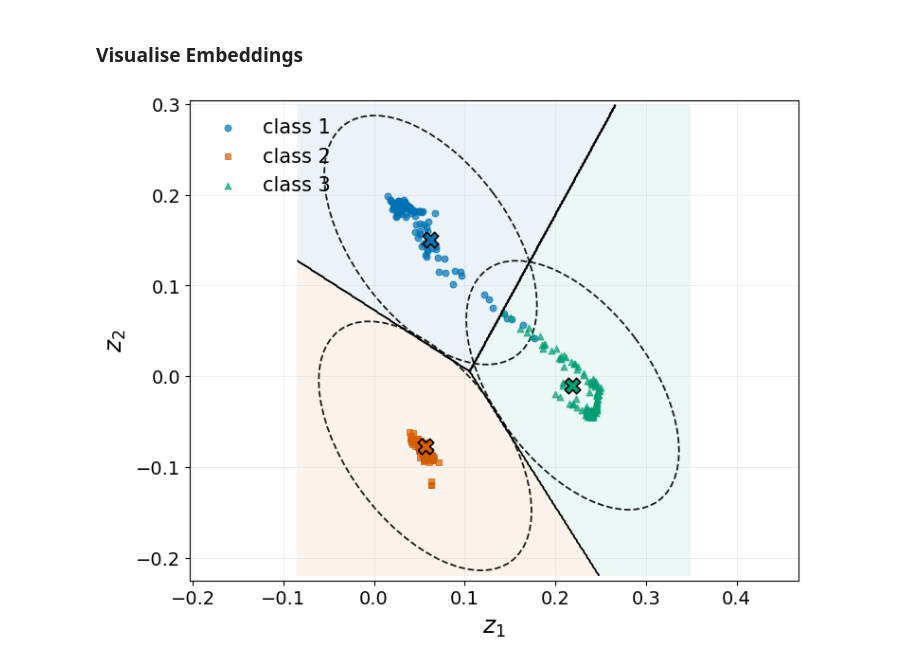
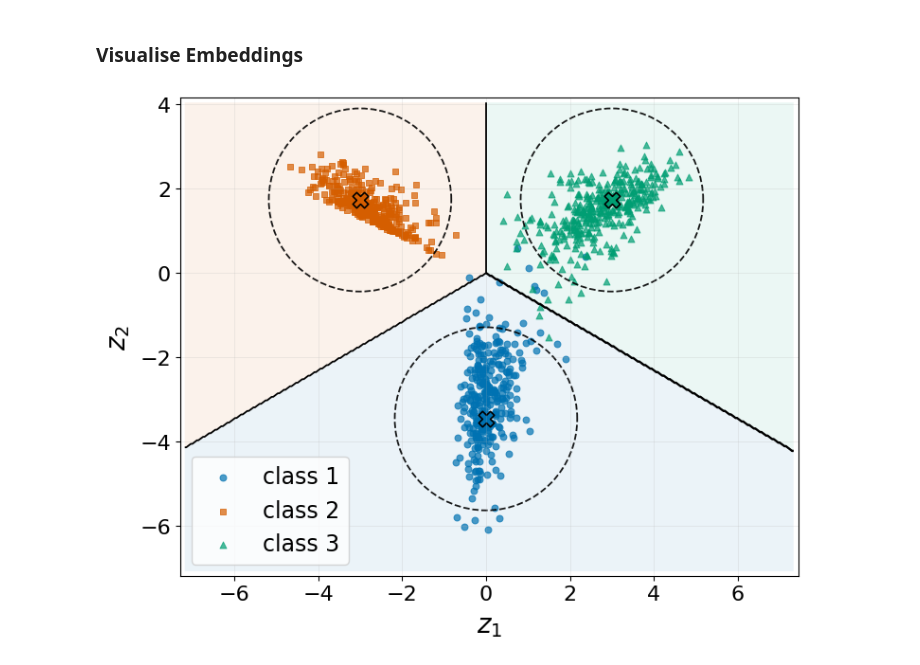
Before and after one commit to zh3nis/lda, a Jupyter notebook: Synthetic.ipynb, the cells around one changed output. Cells and saved outputs as stored; diff of their text form; code cells hidden in the pictures.

```diff
--- a/Synthetic.ipynb
+++ b/Synthetic.ipynb
@@ -69,7 +69,7 @@ class DeepLDA(nn.Module):
     def __init__(self, C, D):
         super().__init__()
         self.encoder = Encoder(D)
-        self.head = FullCovLDAHead(C, D)
+        self.head = LDAHead(C, D)
 
     def forward(self, x):
         z = self.encoder(x)
@@ -97,13 +97,13 @@ print('device =', device)
 model = DeepLDA(C=NUM_CLASSES, D=2).to(device)
 opt = torch.optim.Adam(model.parameters())
 #loss_fn = nn.CrossEntropyLoss()
-#loss_fn = nn.NLLLoss()
-loss_fn = DNLLLoss(lambda_reg=.01)
+loss_fn = nn.NLLLoss()
+#loss_fn = DNLLLoss(lambda_reg=.01)
 #loss_fn = nn.PoissonNLLLoss()
 #loss_fn = EntropyDNLLLoss()
 #loss_fn = LogisticLoss()
 
-for epoch in range(1, 101):
+for epoch in range(1, 5):
     model.train()
     loss_sum = tot = correct = 0
     for X, y in train_ld:
@@ -182,27 +170,27 @@ Y = torch.cat(y_list, dim=0).cpu().numpy()[:max_points]
 ### Inspect Learned Statistics
 # %%
 mu = model.head.mu.detach().cpu().numpy()  # (C, K, D) or (C*K, D)
-#shared_cov = model.head.cov_diag.detach().cpu()
-shared_cov = model.head.covariance.detach().cpu()
+shared_cov = model.head.cov_diag.detach().cpu()
+#shared_cov = model.head.covariance.detach().cpu()
 
-# mu = model.head.ema_mu.detach().cpu().numpy()  # (C, K, D) or (C*K, D)
-# shared_cov = model.head.ema_cov.detach().cpu()
+#mu = model.head.ema_mu.detach().cpu().numpy()  # (C, K, D) or (C*K, D)
+#shared_cov = model.head.ema_cov.detach().cpu()
 
 if shared_cov.dim() == 1:  # spherical/diagonal -> build matrix
     shared_cov = torch.diag(shared_cov)
 shared_cov = shared_cov.numpy()
 class_prior = torch.softmax(model.head.prior_logits, dim=0).detach().cpu().numpy()
-# class_prior = model.head.ema_pi.detach().cpu().numpy()
+#class_prior = model.head.ema_pi.detach().cpu().numpy()
 # %% [markdown]
 ### Visualise Embeddings
 # %%
 plt.rcParams.update({
-    "font.size": 16,
-    "axes.titlesize": 18,
-    "axes.labelsize": 18,
-    "legend.fontsize": 15,
-    "xtick.labelsize": 14,
-    "ytick.labelsize": 14,
+    "font.size": 18,
+    "axes.titlesize": 20,
+    "axes.labelsize": 20,
+    "legend.fontsize": 17,
+    "xtick.labelsize": 16,
+    "ytick.labelsize": 16,
 })
 
 OKABE_ITO = ["#0072B2", "#D55E00", "#009E73", "#CC79A7", "#56B4E9",
@@ -219,8 +207,8 @@ if centers.ndim == 3:
 elif centers.ndim == 2 and centers.shape[0] != NUM_CLASSES:
     centers = centers.reshape(NUM_CLASSES, -1, centers.shape[-1])[:, 0]
 
-xpad = 0.1
-ypad = 0.1
+xpad = 2.5
+ypad = 1
 xmin, xmax = Z[:, 0].min() - xpad, Z[:, 0].max() + xpad
 ymin, ymax = Z[:, 1].min() - ypad, Z[:, 1].max() + ypad
 xx, yy = np.meshgrid(np.linspace(xmin, xmax, 400),
@@ -245,33 +233,33 @@ def cov_ellipse(mean, cov, k=2.15, **kwargs):
     order = vals.argsort()[::-1]
     vals, vecs = vals[order], vecs[:, order]
     width, height = 2 * k * np.sqrt(np.maximum(vals, 1e-12))
     angle = np.degrees(np.arctan2(vecs[1, 0], vecs[0, 0]))
     return Ellipse(xy=mean, width=width, height=height, angle=angle, **kwargs)
 
 for idx, cls in enumerate(classes):
     mask = (Y == cls)
     marker = markers[idx % len(markers)]
     ax.scatter(Z[mask, 0], Z[mask, 1], s=25, alpha=0.7,
                c=[colors[idx % len(colors)]], marker=marker,
                #edgecolors='black',
                linewidths=0.7,
                label=f"class {int(cls)}")
     center = centers[int(cls - LABEL_OFFSET)]
     ax.scatter(center[0], center[1], s=140, marker='X',
                c=[colors[idx % len(colors)]], edgecolor='black', linewidths=1.2)
     ellipse = cov_ellipse(center, shared_cov, k=2.15,
                           edgecolor='black', facecolor='none',
                           linewidth=1.3, linestyle='--', alpha=0.9)
     ax.add_patch(ellipse)
 
 #ax.set_title('Deep LDA on Synthetic Data: sampled training embeddings')
 ax.set_xlabel('$z_1$', labelpad=6)
 ax.set_ylabel('$z_2$', labelpad=6)
-ax.legend(ncol=1, frameon=False, loc='upper left')
+ax.legend(ncol=1, frameon=True, loc='lower left')
 ax.set_xlim(xmin, xmax)
 ax.set_ylim(ymin, ymax)
 ax.axis('equal')
 ax.grid(True, linewidth=0.4, alpha=0.35)
-plt.savefig('plots/synth_mle5.png', dpi=600)
+plt.savefig('plots/synth_mle.png', dpi=600)
 # %% [output]
-[figure, old version]
+[figure, new version]
```
Also changed, not shown: parts of 3 cells of this notebook, 7 other files.
